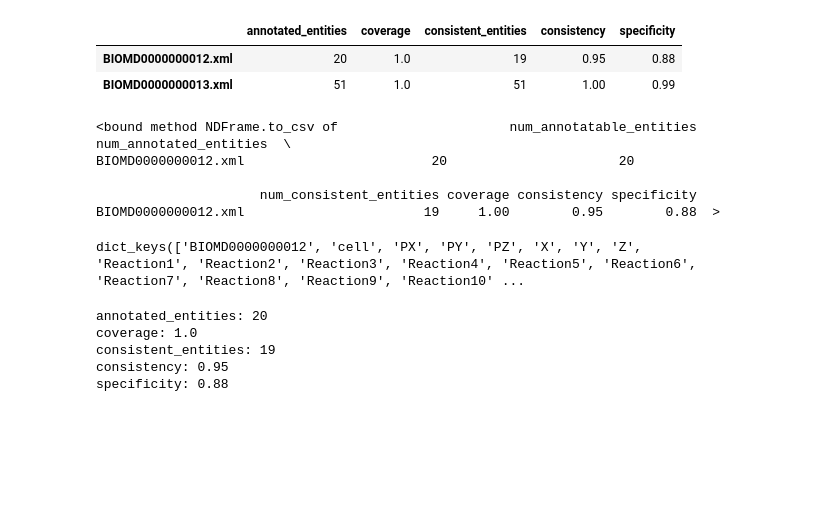
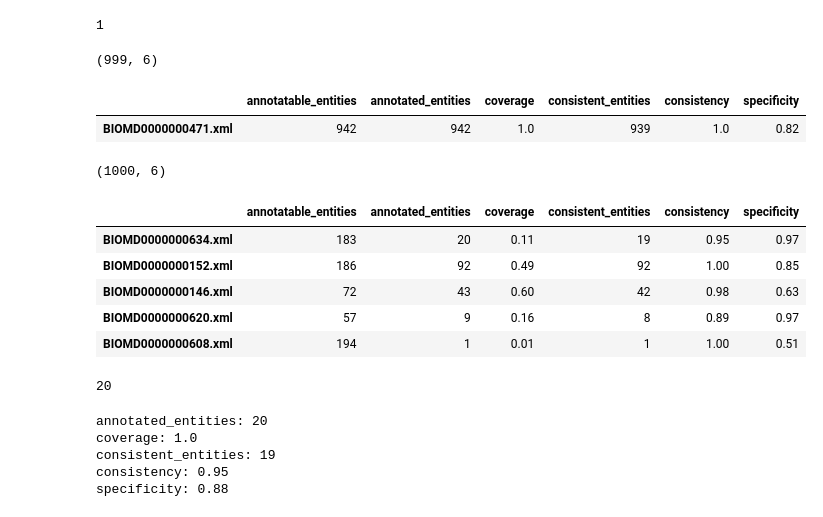
Before and after one commit to woosubs/SBMate, a Jupyter notebook: notebooks/sbmate_demo.ipynb, the cells around one changed output. Saved outputs shown, nothing was run; the diff lists cells and outputs as text; code cells hidden in the pictures; blank space fills up the shorter version.

Commit message:
collecting results

```diff
--- a/notebooks/sbmate_demo.ipynb
+++ b/notebooks/sbmate_demo.ipynb
@@ -29,0 +16,7 @@ table = sbmate_1.getMetrics([BIOMD_12, BIOMD_13], output='table')
+# %%
+NOTEBOOK_DIR = os.getcwd()
+DATA_DIR = os.path.join(NOTEBOOK_DIR, "../../DATA")
+BIOMODEL_DIR = os.path.join(DATA_DIR, "biomodels/curated_biomodels_31mar2021")
+files = [f for f in os.listdir(BIOMODEL_DIR) if f[-4:] == ".xml"]
+len(files)
+biomd_files = [os.path.join(BIOMODEL_DIR, one_file) for one_file in files]
@@ -29,0 +29,14 @@ table = sbmate_1.getMetrics([BIOMD_12, BIOMD_13], output='table')
+# %%
+error_models = []
+table = None
+for idx, one_file in enumerate(biomd_files):
+  if idx % 50 == 0:
+    print("We are at %d" % idx)
+  try:
+    one_table = sbmate.getMetrics(one_file, output='table')
+    if table is None:
+      table = one_table
+    else:
+      table = pd.concat([table, one_table])
+  except:
+    error_models.append(one_file)
@@ -30,16 +67,21 @@ table = sbmate_1.getMetrics([BIOMD_12, BIOMD_13], output='table')
+# %%
+len(error_models)
+# %% [output]
+1
 # %%
-table
+table.shape
 # %% [output]
-|  | annotated_entities | coverage | consistent_entities | consistency | specificity |
-| BIOMD0000000012.xml | 20 | 1.0 | 19 | 0.95 | 0.88 |
-| BIOMD0000000013.xml | 51 | 1.0 | 51 | 1.00 | 0.99 |
+(999, 6)
-# %%
-# need to be able to analyze a list of files
-result_df = sbmate.getMetrics(BIOMD_12, 'table')
-result_df.to_csv
-# %% [output]
-<bound method NDFrame.to_csv of                      num_annotatable_entities  num_annotated_entities  \
-BIOMD0000000012.xml                        20                      20
-
-                     num_consistent_entities coverage consistency specificity
-BIOMD0000000012.xml                       19     1.00        0.95        0.88  >
+# %%
+# need to run for 'error_models'
+error_tables = sbmate.getMetrics(error_models, output='table')
+error_tables
+# %% [output]
+|  | annotatable_entities | annotated_entities | coverage | consistent_entities | consistency | specificity |
+| BIOMD0000000471.xml | 942 | 942 | 1.0 | 939 | 1.0 | 0.82 |
+# %%
+comb_tables = pd.concat([table, error_tables])
+# %%
+comb_tables.shape
+# %% [output]
+(1000, 6)
@@ -46 +90,10 @@ BIOMD0000000012.xml                       19     1.00        0.95        0.88  >
+# %%
+comb_tables.head()
+# %% [output]
+|  | annotatable_entities | annotated_entities | coverage | consistent_entities | consistency | specificity |
+| BIOMD0000000634.xml | 183 | 20 | 0.11 | 19 | 0.95 | 0.97 |
+| BIOMD0000000152.xml | 186 | 92 | 0.49 | 92 | 1.00 | 0.85 |
+| BIOMD0000000146.xml | 72 | 43 | 0.60 | 42 | 0.98 | 0.63 |
+| BIOMD0000000620.xml | 57 | 9 | 0.16 | 8 | 0.89 | 0.97 |
+| BIOMD0000000608.xml | 194 | 1 | 0.01 | 1 | 1.00 | 0.51 |
 # %%
@@ -48,7 +101,7 @@ one_sbmate = sbmate.AnnotationMetrics(BIOMD_12)
-# %%
-one_sbmate.annotations.annotations.keys()
-# %% [output]
-dict_keys(['BIOMD0000000012', 'cell', 'PX', 'PY', 'PZ', 'X', 'Y', 'Z', 'Reaction1', 'Reaction2', 'Reaction3', 'Reaction4', 'Reaction5', 'Reaction6', 'Reaction7', 'Reaction8', 'Reaction9', 'Reaction10' ...
+# %%
+len(one_sbmate.annotations)
+# %% [output]
+20
 # %%
 s = mc.MetricCalculator(annotations=one_sbmate.annotations, model_name='abc')
 # %%
```
Also changed, not shown: parts of 8 cells of this notebook, 5 other files.
